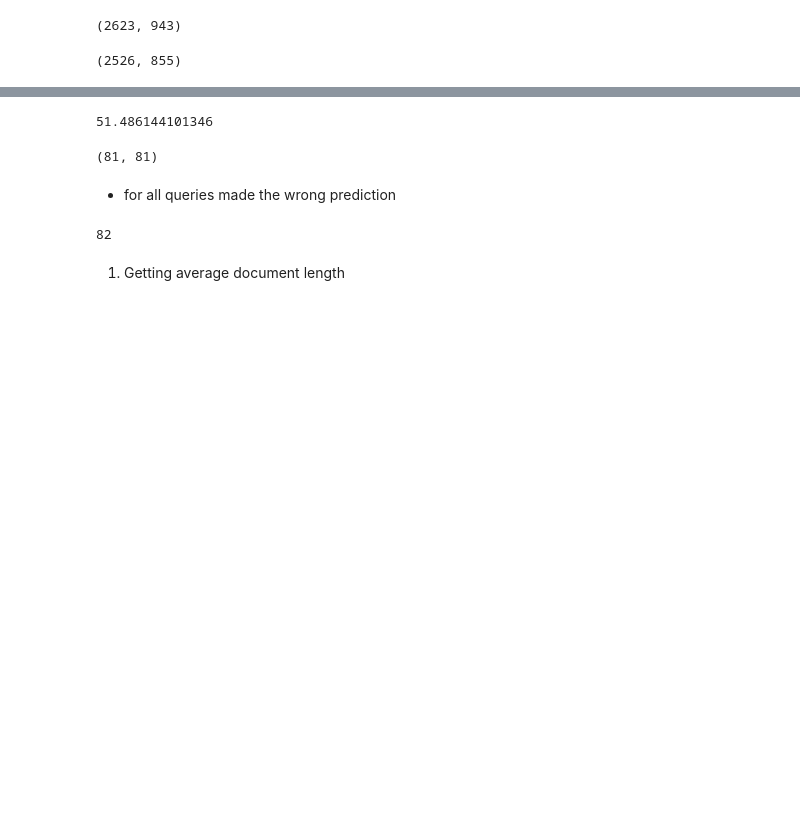
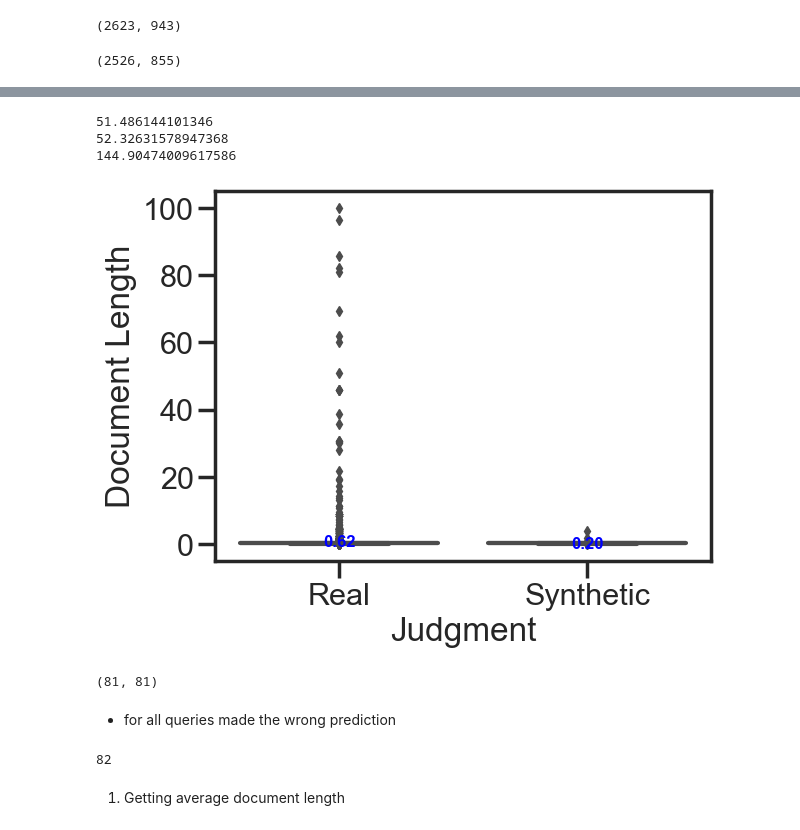
Before and after one commit to rahmanidashti/BiasSyntheticData, a Jupyter notebook: 3-judgement-analysis.ipynb, the cells around one changed output, grey strips where cells are left out. Cells and saved outputs as stored; diff of their text form; code cells hidden in the pictures; blank space fills up the shorter version.

```diff
--- a/3-judgement-analysis.ipynb
+++ b/3-judgement-analysis.ipynb
@@ -124,11 +220,65 @@ print(docid_sum_len / len(XX))
-# %%
-docid_sum_len = 0
-for eachitem in XX:
-        doc_len = get_doc_length(docid_to_passage[eachitem])
-        docid_sum_len += doc_len
-print(docid_sum_len / len(XX))
-# %% [output]
-51.486144101346
+# %%
+llm_docids_len = get_avg_len(unique_llm_more_relevant)
+nist_docids_len = get_avg_len(unique_nist_more_relevant)
+equal_docids_len = get_avg_len(equal_docids)
+# %% [output]
+51.486144101346
+52.32631578947368
+144.90474009617586
+# %%
+# Combine the lists to find the global min and max
+combined = equal_docids_len + llm_docids_len
+
+min_value = min(combined)
+max_value = max(combined)
+
+# Define a function to normalize a list
+def normalize_list(data, min_val, max_val):
+    return [(x - min_val) / (max_val - min_val) * 100 for x in data]
+
+# Normalize both lists
+normalized_list1 = normalize_list(equal_docids_len, min_value, max_value)
+normalized_list2 = normalize_list(llm_docids_len, min_value, max_value)
+
+# Output the normalized lists
+# normalized_list1, normalized_list2
+# %%
+# Set the aesthetic style of the plots
+sns.set_style("ticks")  # Options: white, dark, whitegrid, darkgrid, ticks
+sns.set_context("poster")     # Options: paper, notebook, talk, poster
+sns.set_palette("bright")   # You can also use: deep, muted, bright, dark, colorblind, or a custom list of colors
+
+# Sample data
+data1 = normalized_list1
+data2 = normalized_list2
+
+# Prepare the data
+data = pd.DataFrame({
+    'Values': data1 + data2,
+    'Category': ['Real'] * len(data1) + ['Synthetic'] * len(data2)
+})
+
+# Calculate the mean for each category
+mean_values = data.groupby('Category')['Values'].mean()
+
+# Create the box plot
+# sns.set(style="whitegrid")
+ax = sns.boxplot(x='Category', y='Values', data=data)
+
+# Annotate the mean values on the plot
+for i, category in enumerate(mean_values.index):
+    mean_value = mean_values[category]
+    ax.text(i, mean_value, f'{mean_value:.2f}', color='blue', ha='center', va='center', fontsize=12, fontweight='bold')
+
+# Add a title
+# plt.title('Box Plot with Mean Values Annotated')
+plt.ylabel("Document Length")
+plt.xlabel("Judgment")
+
+# Show the plot
+plt.show()
+# %% [output]
+[figure, added]
 # %%
 len(more_relevant_by_llm_qids), len(more_relevant_by_nist_qids)
 # %% [output]
```
Also changed, not shown: parts of 7 cells of this notebook.
